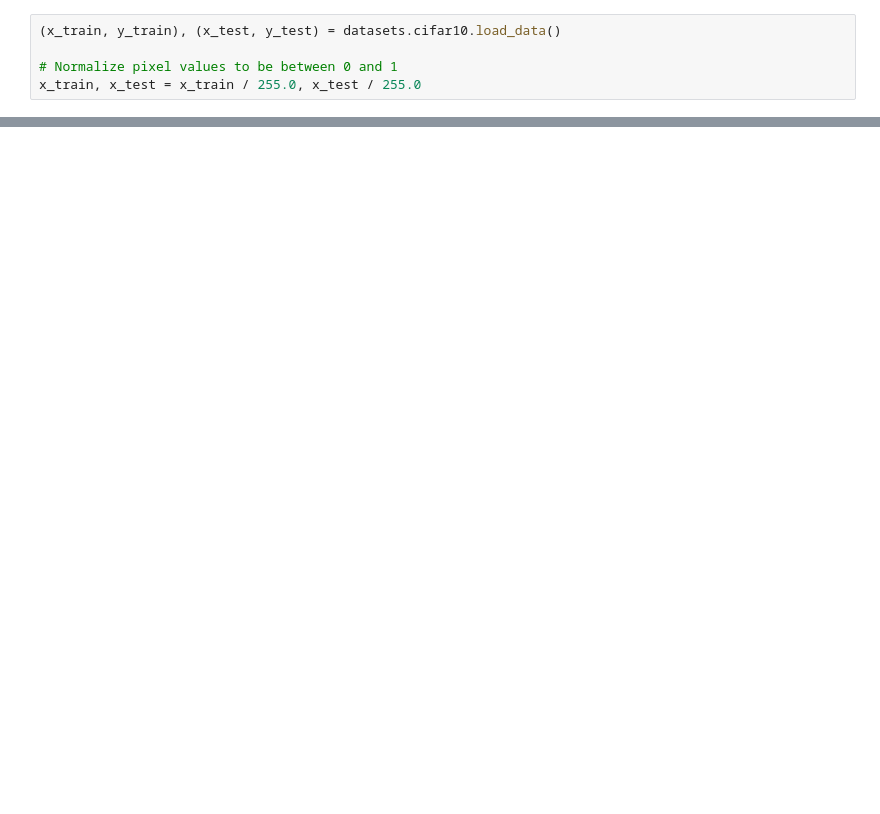
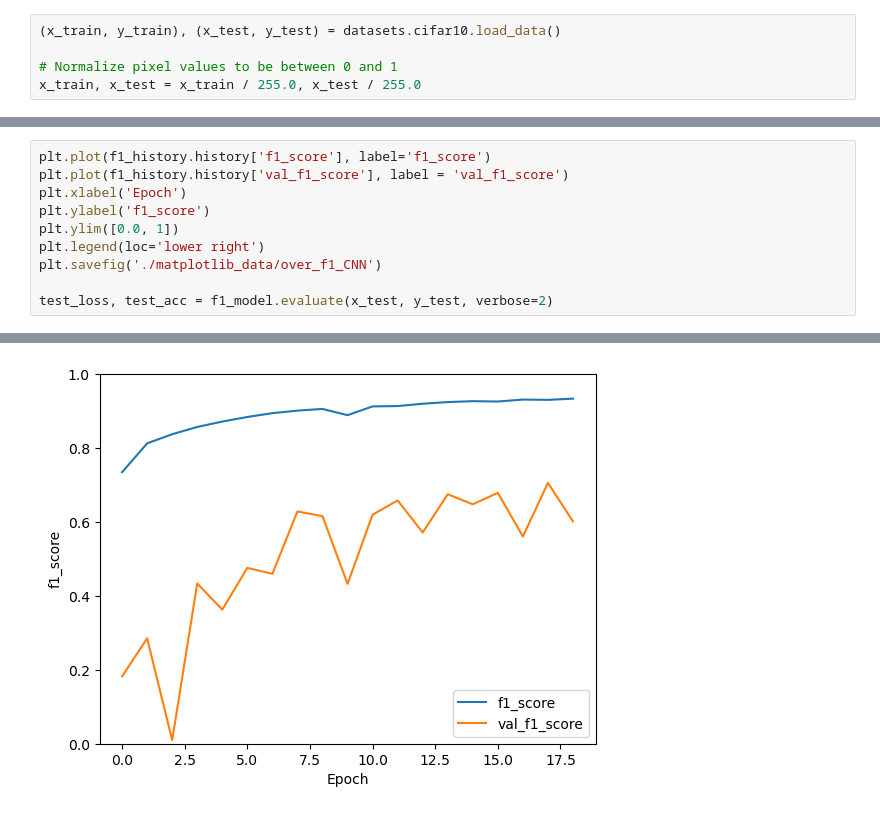
Before and after one commit to ellrub/Info284, a Jupyter notebook: groupExam.2025.ipynb, the cells around one changed output, grey strips where cells are left out. Saved outputs shown, nothing was run; the diff lists cells and outputs as text; blank space fills up the shorter version.

```diff
--- a/groupExam.2025.ipynb
+++ b/groupExam.2025.ipynb
@@ -1164,0 +1075,11 @@ for num in range(len(images_for_model)):
+# %%
+plt.plot(f1_history.history['f1_score'], label='f1_score')
+plt.plot(f1_history.history['val_f1_score'], label = 'val_f1_score')
+plt.xlabel('Epoch')
+plt.ylabel('f1_score')
+plt.ylim([0.0, 1])
+plt.legend(loc='lower right')
+plt.savefig('./matplotlib_data/over_f1_CNN')
+
+test_loss, test_acc = f1_model.evaluate(x_test, y_test, verbose=2)
+# %% [output]
@@ -1164,0 +1087 @@ for num in range(len(images_for_model)):
+[figure, added]
```
Also changed, not shown: parts of 36 cells of this notebook, 3 other files.
